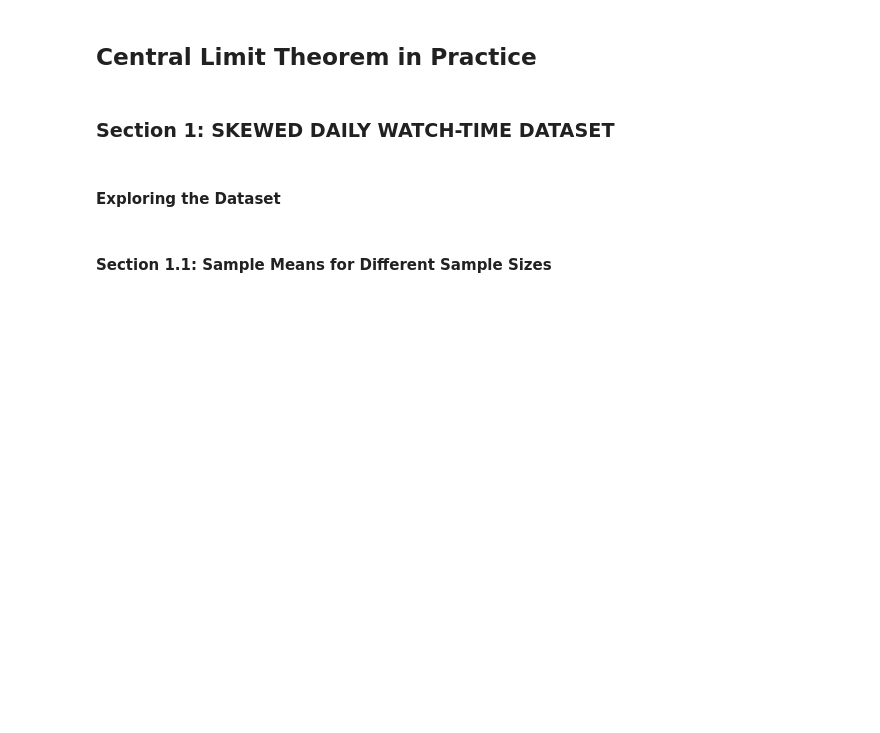
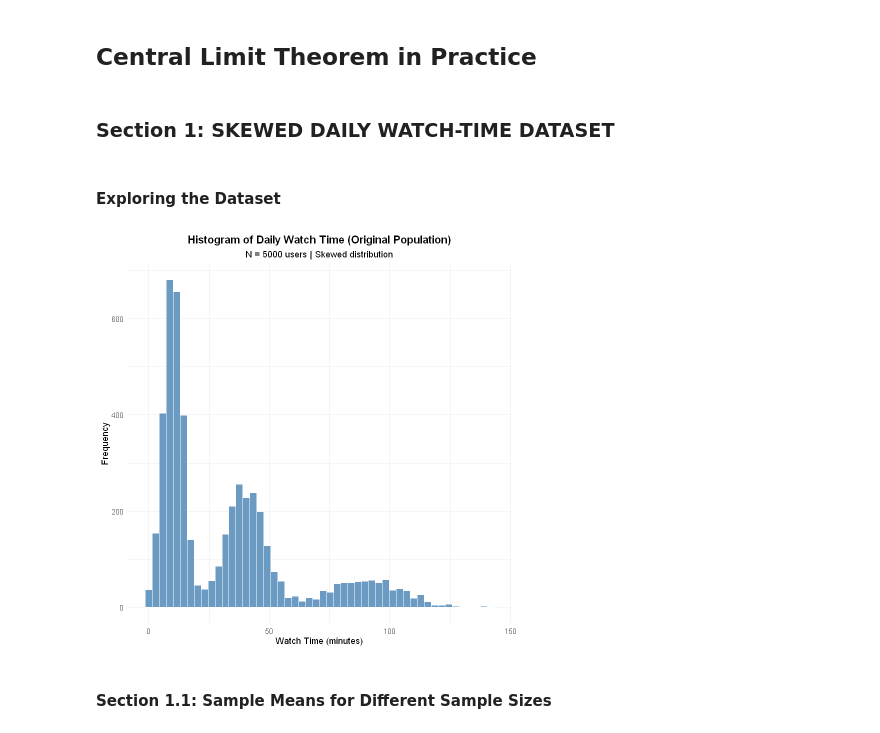
Before and after one commit to hossein-noor-ramsis/R, a Jupyter notebook: HW6/CA6.ipynb, the cells around one changed output. Cells and saved outputs as stored; diff of their text form; code cells hidden in the pictures; blank space fills up the shorter version.

```diff
--- a/HW6/CA6.ipynb
+++ b/HW6/CA6.ipynb
@@ -74,3 +72,24 @@ watch_time[watch_time > 300] <- 300
+# %%
+# TODO: Plot a histogram of the original watch_time data.
+# Load required library
+library(ggplot2)
+
+# Create histogram of the original watch_time data
+ggplot(data.frame(watch_time), aes(x = watch_time)) +
+  geom_histogram(bins = 50, fill = "steelblue", color = "white", alpha = 0.8) +
+  labs(
+    title = "Histogram of Daily Watch Time (Original Population)",
+    subtitle = paste0("N = ", n_users, " users | Skewed distribution"),
+    x = "Watch Time (minutes)",
+    y = "Frequency"
+  ) +
+  theme_minimal() +
+  theme(
+    plot.title = element_text(hjust = 0.5, face = "bold"),
+    plot.subtitle = element_text(hjust = 0.5)
+  )
+# %% [output]
+[figure, added]
 # %% [markdown]
 #### Section 1.1: Sample Means for Different Sample Sizes
 # %%
```
Also changed, not shown: parts of 15 cells of this notebook, 1 other file.
